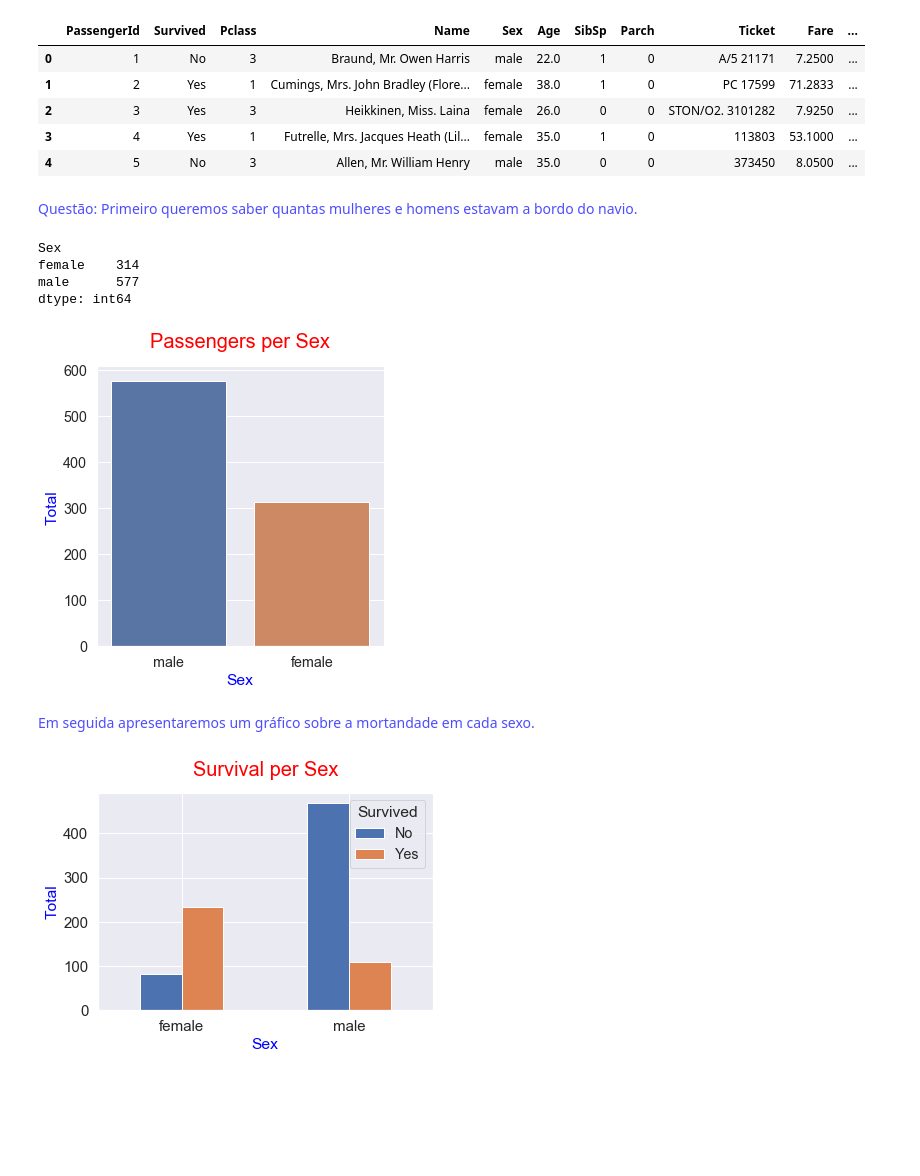
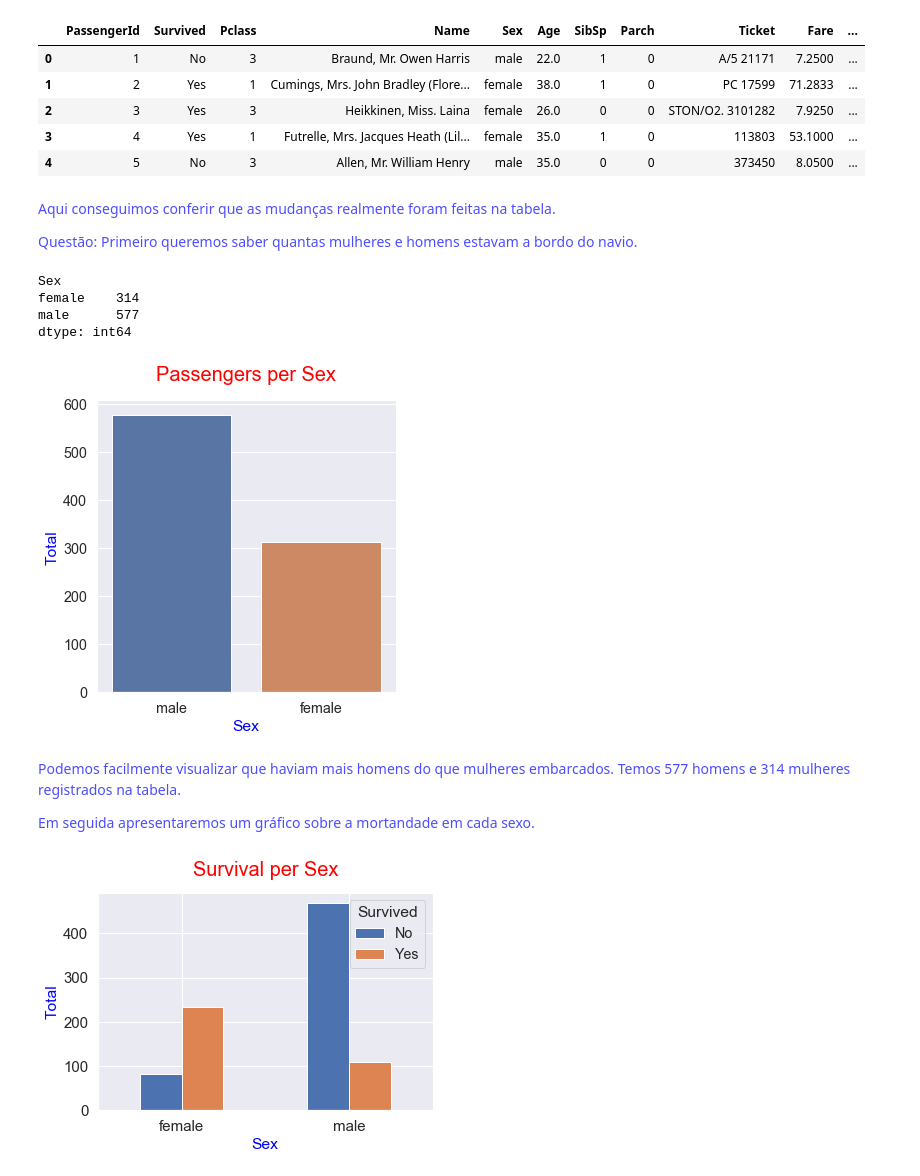
Before and after one commit to CaioEstrella/Titanic, a Jupyter notebook: Titanic/Titanic - jupyter.ipynb, the cells around one changed output. Saved outputs shown, nothing was run; the diff lists cells and outputs as text; code cells hidden in the pictures; blank space fills up the shorter version.

```diff
--- a/Titanic/Titanic - jupyter.ipynb
+++ b/Titanic/Titanic - jupyter.ipynb
@@ -154,27 +131,43 @@ df.head()
 | 3 | 4 | Yes | 1 | Futrelle, Mrs. Jacques Heath (Lil... | female | 35.0 | 1 | 0 | 113803 | 53.1000 | ... |
 | 4 | 5 | No | 3 | Allen, Mr. William Henry | male | 35.0 | 0 | 0 | 373450 | 8.0500 | ... |
 # %% [markdown]
+<span style="color:#4d4dff"> Aqui conseguimos conferir que as mudanças realmente foram feitas na tabela. </span>
+
 <span style="color:#4d4dff">Questão: Primeiro queremos saber quantas mulheres e homens estavam a bordo do navio. </span>
 # %%
 sns.catplot('Sex', data=df, kind='count')
 sns.set(font_scale = 1.3)
 
 def std_title_labels(title, labelx, labely):
+    '''
+    Estabelece o titulo e legendas para um grãfico
+
+    Parameters:
+    title -- o título do gráfico
+    labelx -- legenda do eixo x
+    lebaly -- legenda do eixo y
+
+    Returns:
+    Titulo e legendas do gráfico
+
+    '''
     plt.title(title, loc = 'center',fontsize = 20, color= 'Red', y = 1.05)
     plt.xlabel(labelx, color= 'blue')
     plt.ylabel(labely, color = 'blue')
 
 std_title_labels('Passengers per Sex', 'Sex', 'Total')
 
 
 df.groupby(['Sex']).size()
 # %% [output]
 Sex
 female    314
 male      577
 dtype: int64
-[figure, old version]
+[figure, new version]
 # %% [markdown]
+<span style="color:#4d4dff"> Podemos facilmente visualizar que haviam mais homens do que mulheres embarcados. Temos 577 homens e 314 mulheres registrados na tabela. </span>
+
 <span style="color:#4d4dff">Em seguida apresentaremos um gráfico sobre a mortandade em cada sexo.</span>
 # %%
 df.groupby(['Sex', 'Survived']).size().unstack().plot.bar(fontsize=15, rot=0)
```
Also changed, not shown: parts of 16 cells of this notebook, 1 other file.
